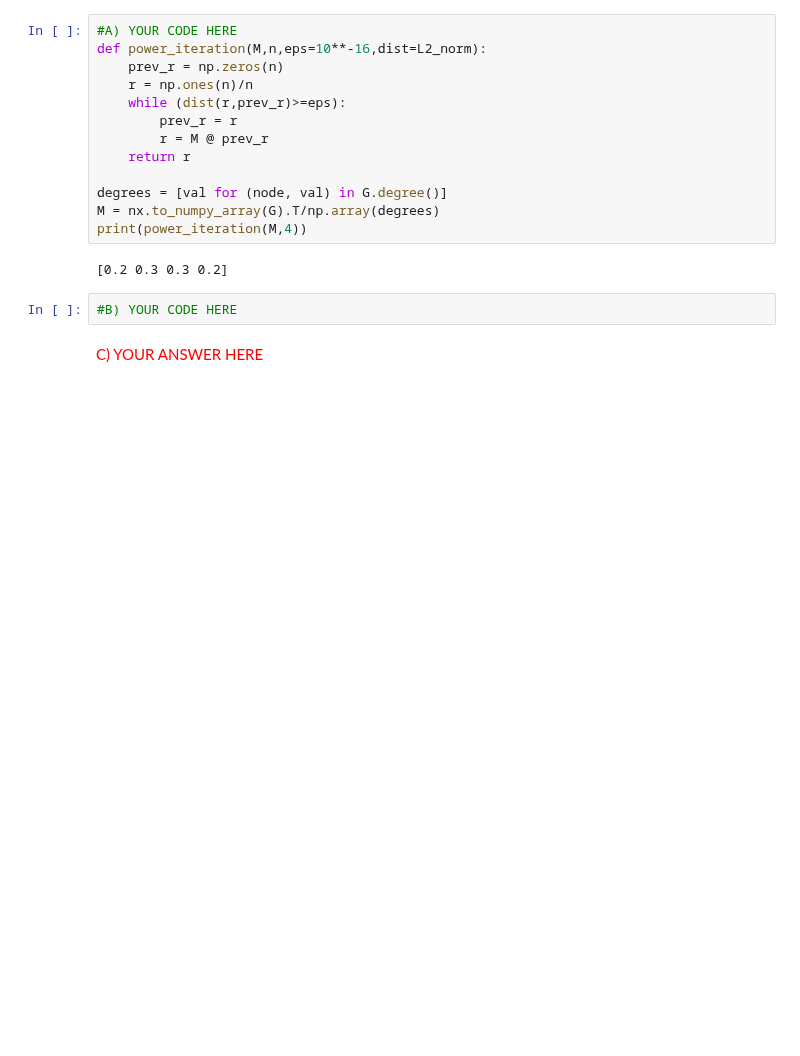
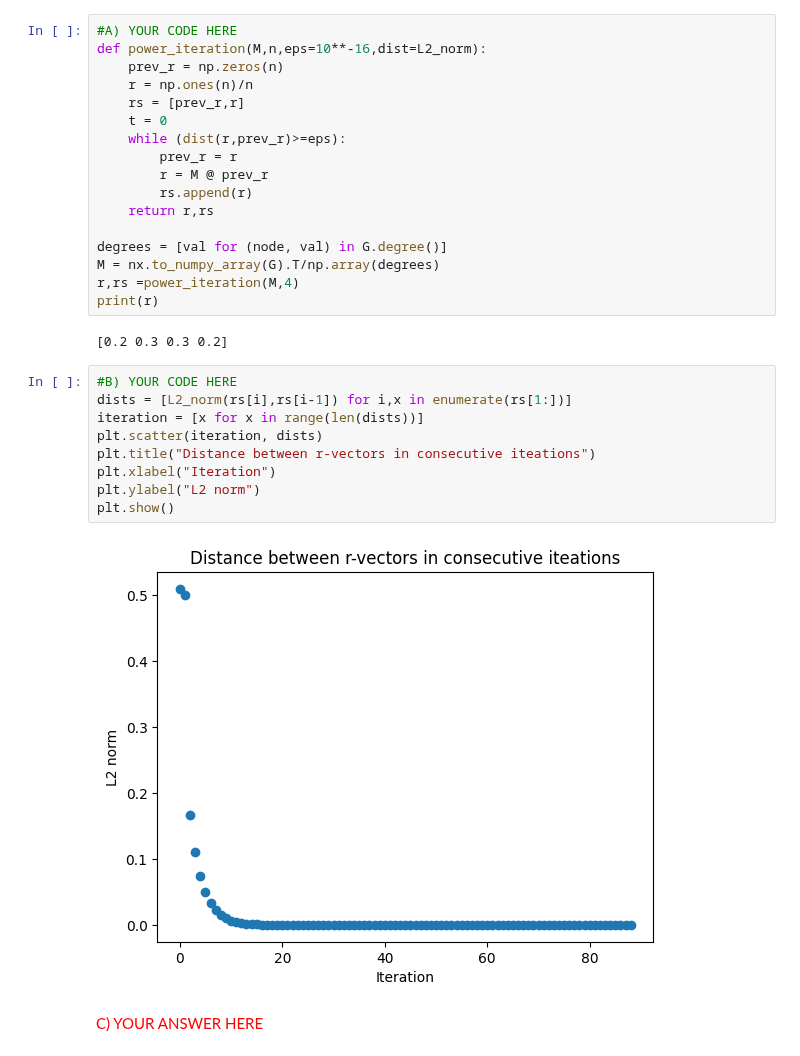
Before and after one commit to Joac1137/dm2023-exercises, a Jupyter notebook: handins/handin2.ipynb, the cells around one changed output. Drawn from its saved outputs; the diff is of its cells as text; blank space fills up the shorter version.

```diff
--- a/handins/handin2.ipynb
+++ b/handins/handin2.ipynb
@@ -113,18 +113,31 @@ def L2_norm(x, y):
 def power_iteration(M,n,eps=10**-16,dist=L2_norm):
     prev_r = np.zeros(n)
     r = np.ones(n)/n
+    rs = [prev_r,r]
+    t = 0
     while (dist(r,prev_r)>=eps):
         prev_r = r
         r = M @ prev_r
-    return r
+        rs.append(r)
+    return r,rs
 
 degrees = [val for (node, val) in G.degree()]
 M = nx.to_numpy_array(G).T/np.array(degrees)
-print(power_iteration(M,4))
+r,rs =power_iteration(M,4)
+print(r)
 # %% [output]
 [0.2 0.3 0.3 0.2]
 # %%
 #B) YOUR CODE HERE
+dists = [L2_norm(rs[i],rs[i-1]) for i,x in enumerate(rs[1:])]
+iteration = [x for x in range(len(dists))]
+plt.scatter(iteration, dists)
+plt.title("Distance between r-vectors in consecutive iteations")
+plt.xlabel("Iteration")
+plt.ylabel("L2 norm")
+plt.show()
+# %% [output]
+[figure, added]
 # %% [markdown]
 <span style="color:red"> C) YOUR ANSWER HERE</span>
 # %%
```
